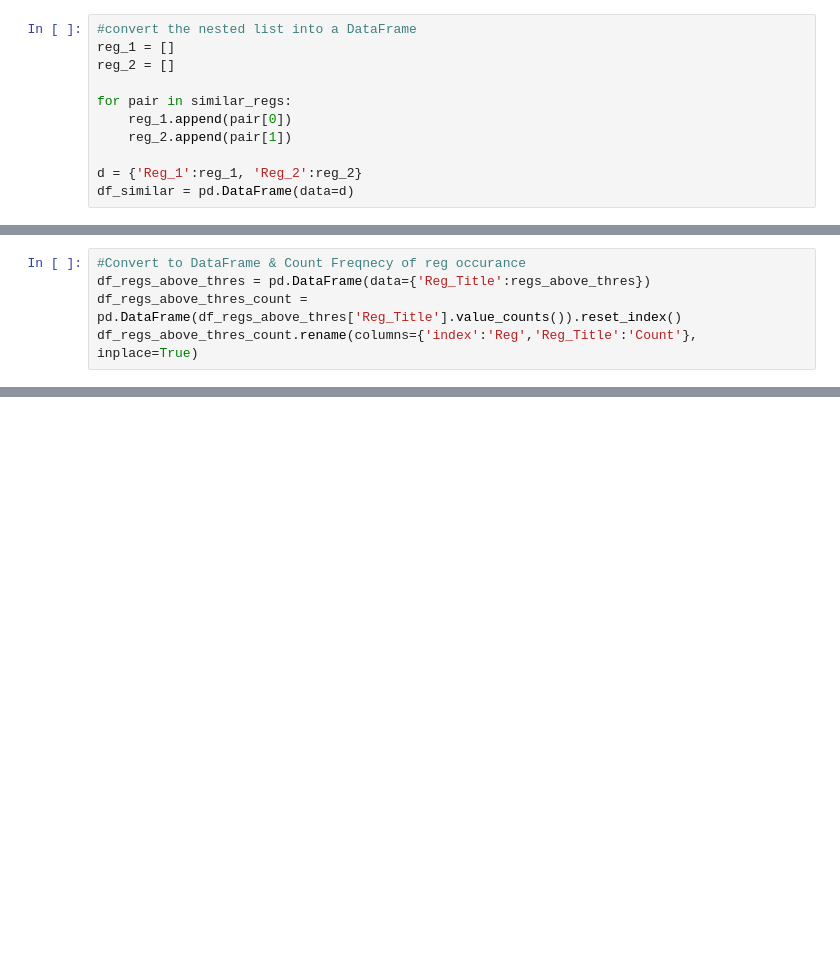
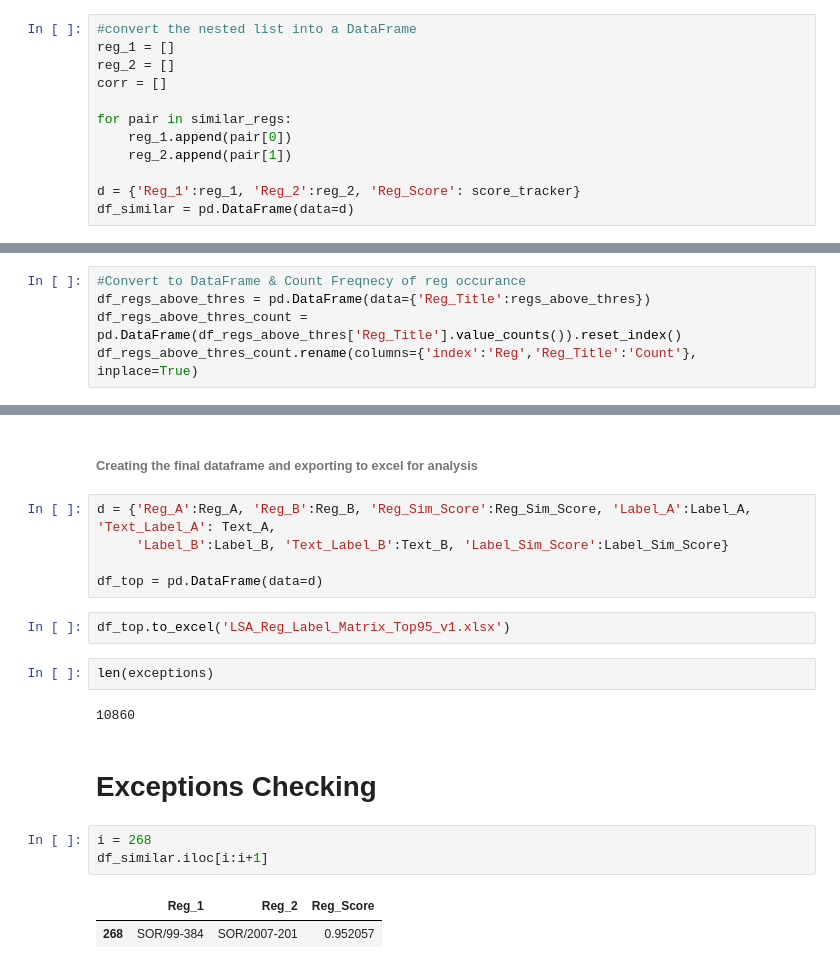
Before and after one commit to emmaheo/flat_table, a Jupyter notebook: Sparse Matrix v6 - LSA Excel Top 95 Perc.ipynb, the cells around one changed output, grey strips where cells are left out. Saved outputs shown, nothing was run; the diff lists cells and outputs as text; blank space fills up the shorter version.

Commit message:
LSA Reg Matrix v1 Created

```diff
--- a/Sparse Matrix v6 - LSA Excel Top 95 Perc.ipynb
+++ b/Sparse Matrix v6 - LSA Excel Top 95 Perc.ipynb
@@ -270,10 +268,11 @@ Percent of reg pairs over the threshold: 0.18882518618434213%
 #convert the nested list into a DataFrame
 reg_1 = []
 reg_2 = []
+corr = []
 
 for pair in similar_regs:
     reg_1.append(pair[0])
     reg_2.append(pair[1])
 
-d = {'Reg_1':reg_1, 'Reg_2':reg_2}
+d = {'Reg_1':reg_1, 'Reg_2':reg_2, 'Reg_Score': score_tracker}
 df_similar = pd.DataFrame(data=d)
@@ -597,0 +606,21 @@ Highlight words that appear in one but not the other
+# %% [markdown]
+###### Creating the final dataframe and exporting to excel for analysis
+# %%
+d = {'Reg_A':Reg_A, 'Reg_B':Reg_B, 'Reg_Sim_Score':Reg_Sim_Score, 'Label_A':Label_A, 'Text_Label_A': Text_A,
+     'Label_B':Label_B, 'Text_Label_B':Text_B, 'Label_Sim_Score':Label_Sim_Score}
+
+df_top = pd.DataFrame(data=d)
+# %%
+df_top.to_excel('LSA_Reg_Label_Matrix_Top95_v1.xlsx')
+# %%
+len(exceptions)
+# %% [output]
+10860
+# %% [markdown]
+# Exceptions Checking
+# %%
+i = 268
+df_similar.iloc[i:i+1]
+# %% [output]
+|  | Reg_1 | Reg_2 | Reg_Score |
+| 268 | SOR/99-384 | SOR/2007-201 | 0.952057 |
```
Also changed, not shown: parts of 36 cells of this notebook, 3 other files.
